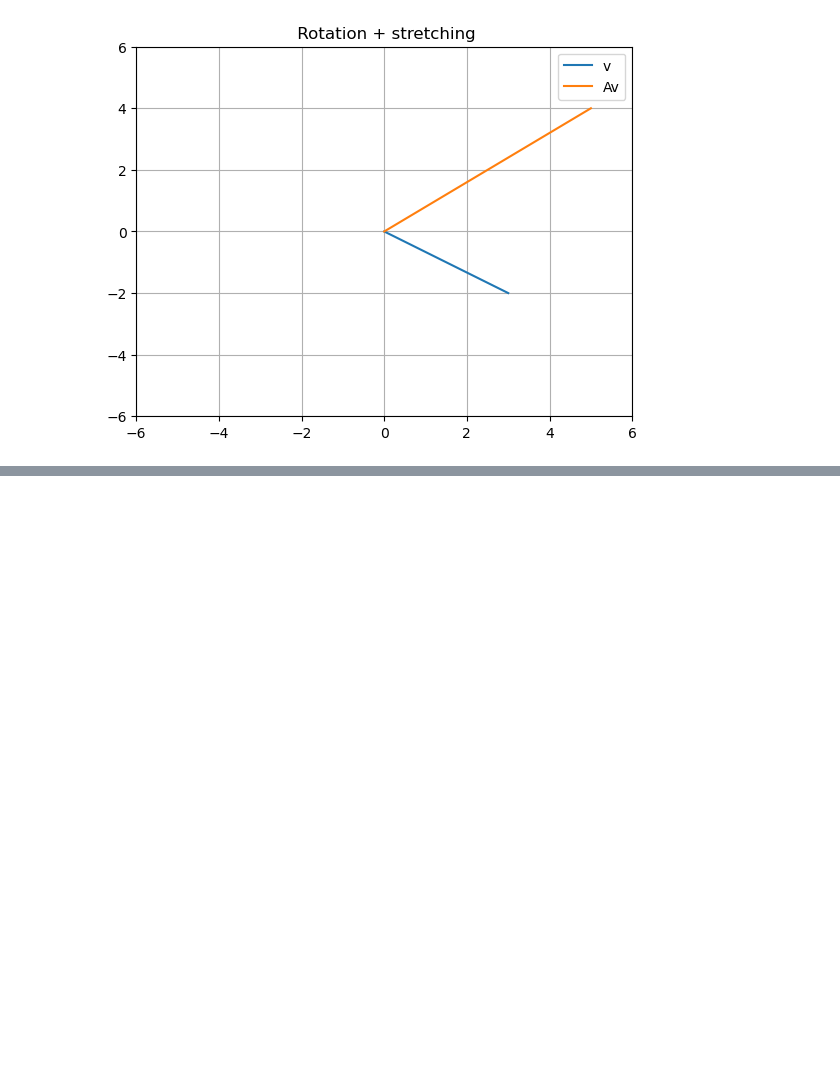
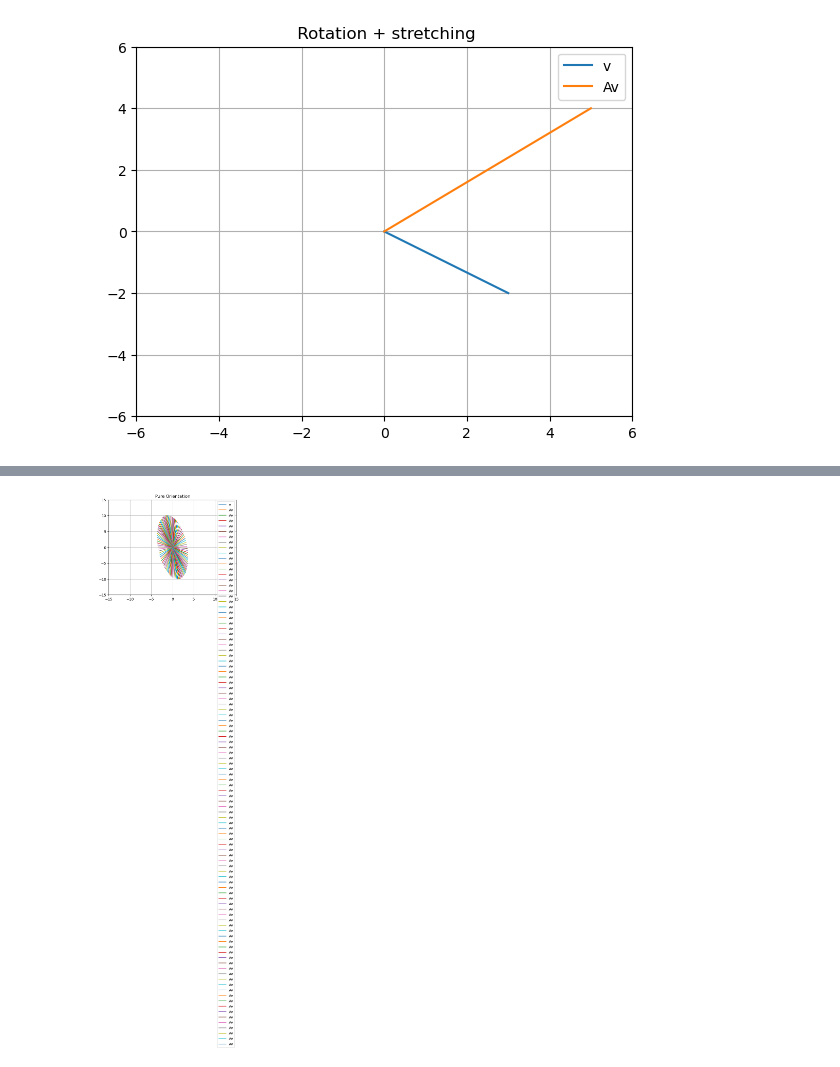
Before and after one commit to decemberkms/linear_algebra, a Jupyter notebook: matrix02.ipynb, the cells around one changed output, grey strips where cells are left out. Cells and saved outputs as stored; diff of their text form; code cells hidden in the pictures; blank space fills up the shorter version.

```diff
--- a/matrix02.ipynb
+++ b/matrix02.ipynb
@@ -392,0 +418,22 @@ plt.show()
+# %%
+v = np.array([ 3, -2])
+
+th = 25*np.pi/24
+thetas = np.linspace(0 , 2*np.pi, 100)
+plt.plot([0, v[0]], [0, v[1]], label = "v")
+for i in thetas:
+    A = np.array([[math.cos(i), -math.sin(i)],
+                  [2*math.sin(i), 4*math.cos(i)]])
+
+    w = A @ np.matrix.transpose(v)
+
+
+
+    plt.plot([0, w[0]], [0, w[1]], label = "Av")
+plt.grid()
+plt.axis((-15, 15, -15 ,15))
+plt.legend()
+plt.title(" Pure Orientation ")
+plt.show()
+# %% [output]
+[figure, added]
```
Also changed, not shown: parts of 2 cells of this notebook.
